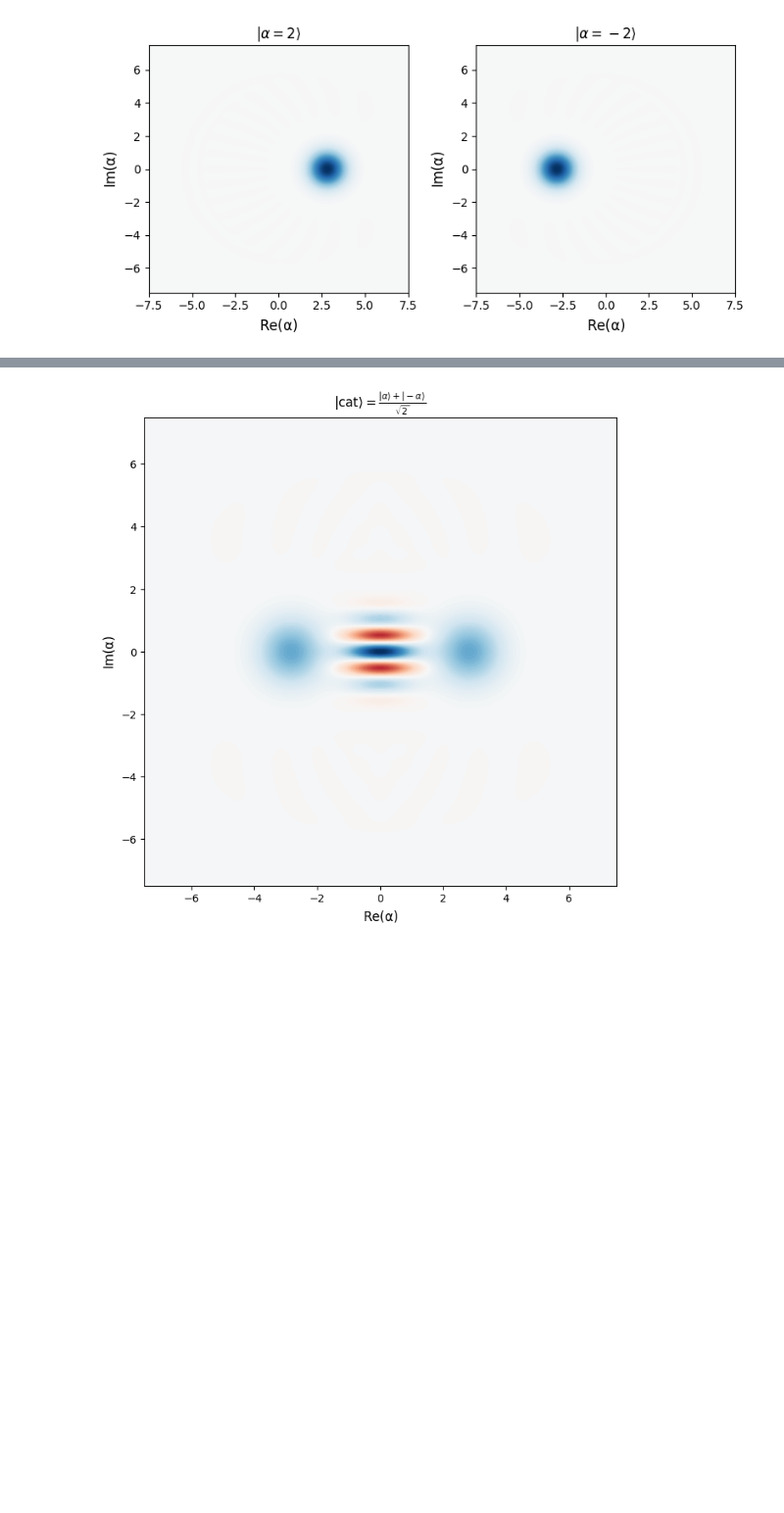
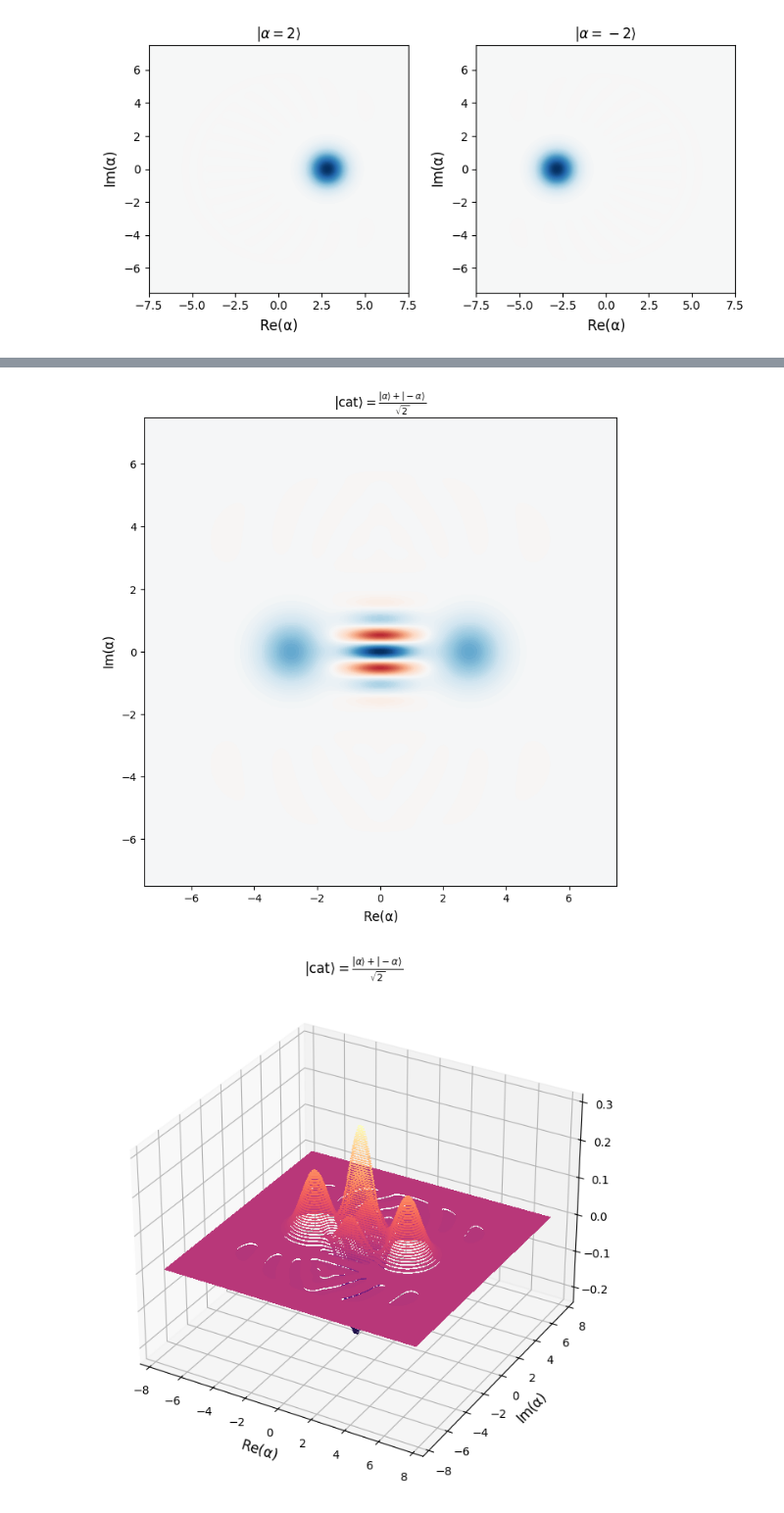
Before and after one commit to davidomanovic/ComputationalPhysics-Projects, a Jupyter notebook: Quantum Electrodynamics/Wigner_quasiprobability_distribution.ipynb, the cells around one changed output, grey strips where cells are left out. Shown at 98% size. Drawn from its saved outputs; the diff is of its cells as text; code cells hidden in the pictures; blank space fills up the shorter version.

```diff
--- a/Quantum Electrodynamics/Wigner_quasiprobability_distribution.ipynb
+++ b/Quantum Electrodynamics/Wigner_quasiprobability_distribution.ipynb
@@ -118,9 +118,15 @@ In quantum mechanics a cat state is a quantum state that is a superposition of t
 # %%
 # Create the cat state |cat> = (|alpha> + |-alpha>) / sqrt(2)
 cat_state = (a_2 + a_minus2).unit()
 fig, ax = plt.subplots(figsize=(8, 8))
 plot_wigner(cat_state, fig=fig, ax=ax)
 ax.set_title(r"$|\text{cat} \rangle = \frac{|\alpha\rangle + |-\alpha\rangle}{\sqrt{2}}$")
 plt.show()
+
+fig, ax = plt.subplots(figsize=(8, 8), subplot_kw={'projection': '3d'})
+plot_wigner(cat_state, fig=fig, ax=ax, cmap='magma')
+ax.set_title(r"$|\text{cat} \rangle = \frac{|\alpha\rangle + |-\alpha\rangle}{\sqrt{2}}$")
+plt.show()
 # %% [output]
 [figure]
+[figure, added]
```
Also changed, not shown: parts of 12 cells of this notebook.
